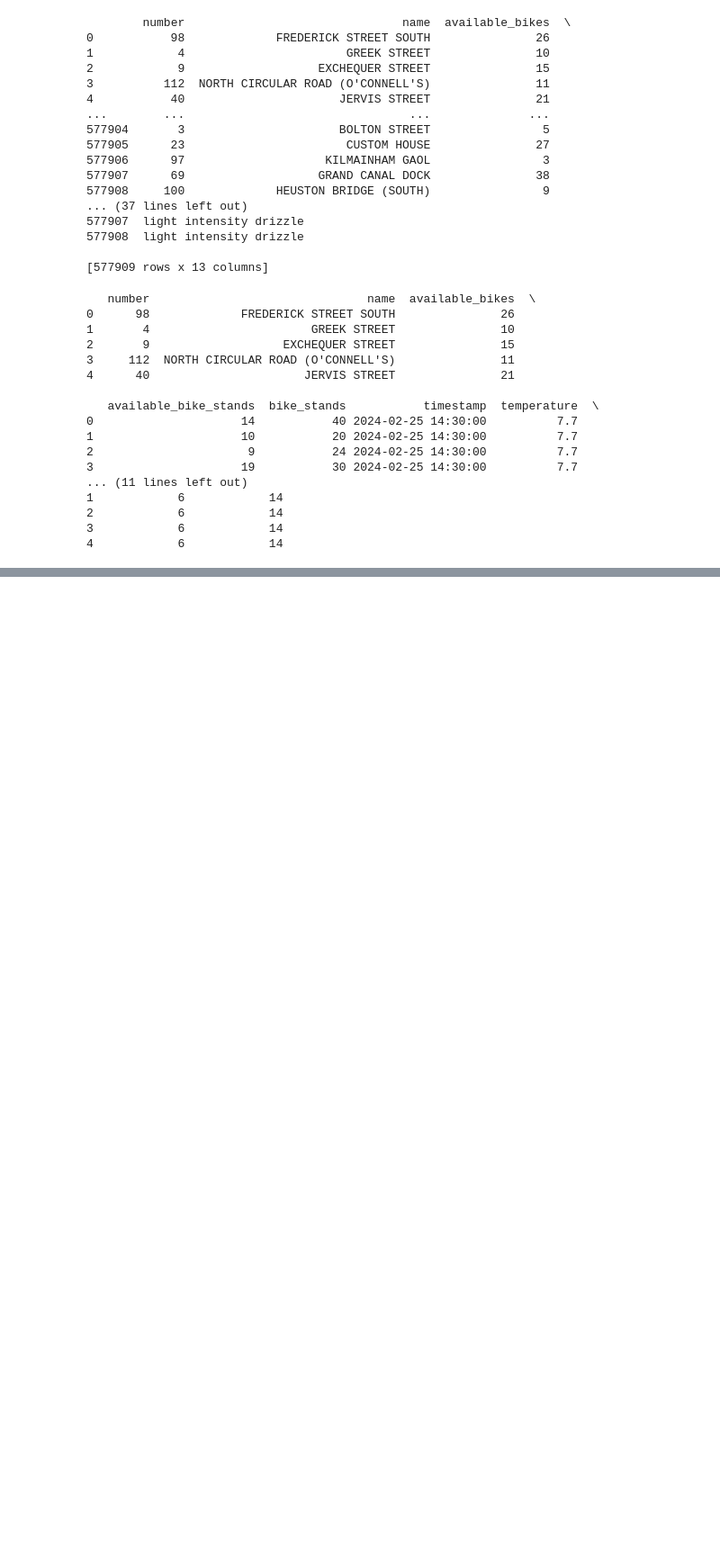
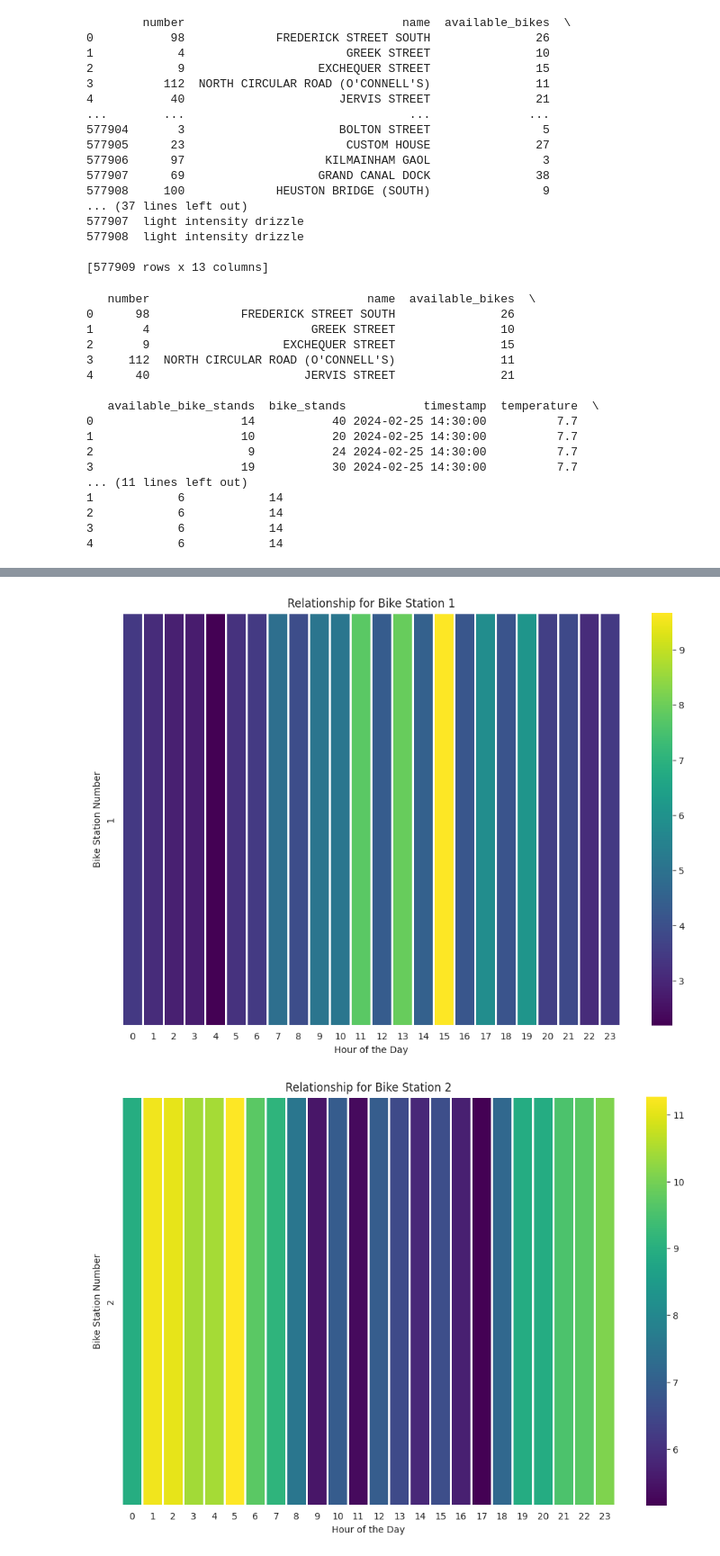
Before and after one commit to HelloMum/Dublin-Bike-Availability-Predictor, a Jupyter notebook: DataAnalytics/Model2.ipynb, the cells around one changed output, grey strips where cells are left out. Shown at 90% size. Cells and saved outputs as stored; diff of their text form; code cells hidden in the pictures; blank space fills up the shorter version.

```diff
--- a/DataAnalytics/Model2.ipynb
+++ b/DataAnalytics/Model2.ipynb
@@ -221,0 +195,39 @@ TypeError: 'ellipsis' object is not subscriptable
+# %%
+# Pivot the table to get the relationship between bike stations, time of the day, and predicted available bikes
+pivot_table = test_data_with_predictions.pivot_table(index='number', columns='hour_per_day', values='Predicted Available Bikes', aggfunc='mean')
+
+# Plot the heatmap
+plt.figure(figsize=(12, 8))
+sns.heatmap(pivot_table, cmap='viridis', linecolor='white', linewidth=1)
+plt.title('Relationship between Bike Stations and Time of Day')
+plt.xlabel('Hour of the Day')
+plt.ylabel('Bike Station Number')
+plt.show()
+# %%
+
+def plot_heatmap(station):
+    pivot_table = station.pivot_table(index='number', columns='hour_per_day', values='Predicted Available Bikes', aggfunc='mean')
+    plt.figure(figsize=(12, 8))
+    sns.heatmap(pivot_table, cmap='viridis', linecolor='white', linewidth=1)
+    plt.title('Predicted Available Bikes for ' + station)
+    plt.xlabel('Hour of the Day')
+    plt.ylabel('Bike Station Number')
+    plt.show()
+
+# Example of creating multiple plots
+# Suppose you want to create plots for different bike stations
+# You can filter the data for each bike station and call the plot_heatmap function for each subset
+
+# Example for bike station 1
+station_1_data = test_data_with_predictions[test_data_with_predictions['number'] == 1]
+
+plot_heatmap(station_1_data, 'Relationship for Bike Station 1')
+
+# Example for bike station 2
+station_2_data = test_data_with_predictions[test_data_with_predictions['number'] == 2]
+plot_heatmap(station_2_data, 'Relationship for Bike Station 2')
+
+# Repeat the process for other bike stations as needed
+# %% [output]
+[figure, added]
+[figure, added]
```
Also changed, not shown: parts of 2 cells of this notebook.
